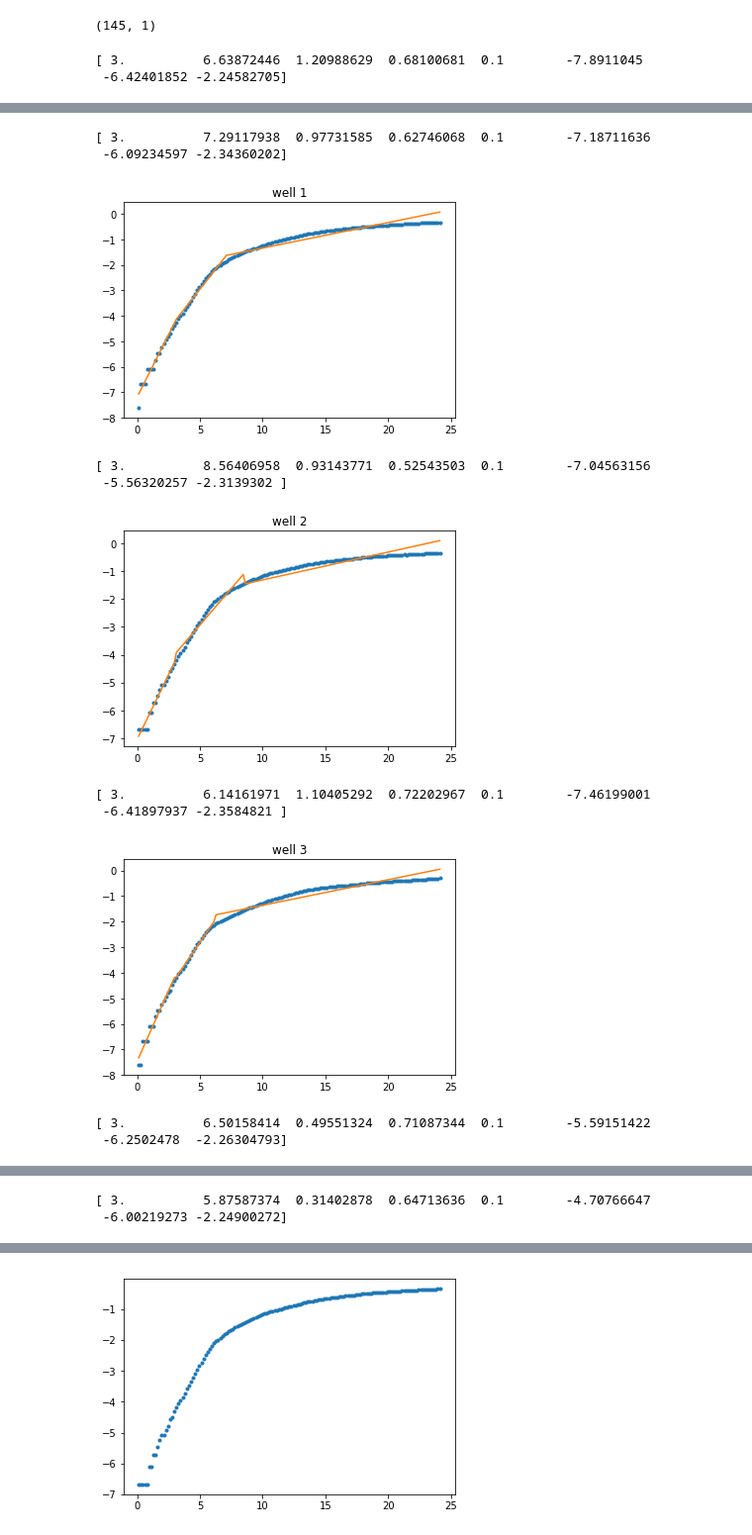
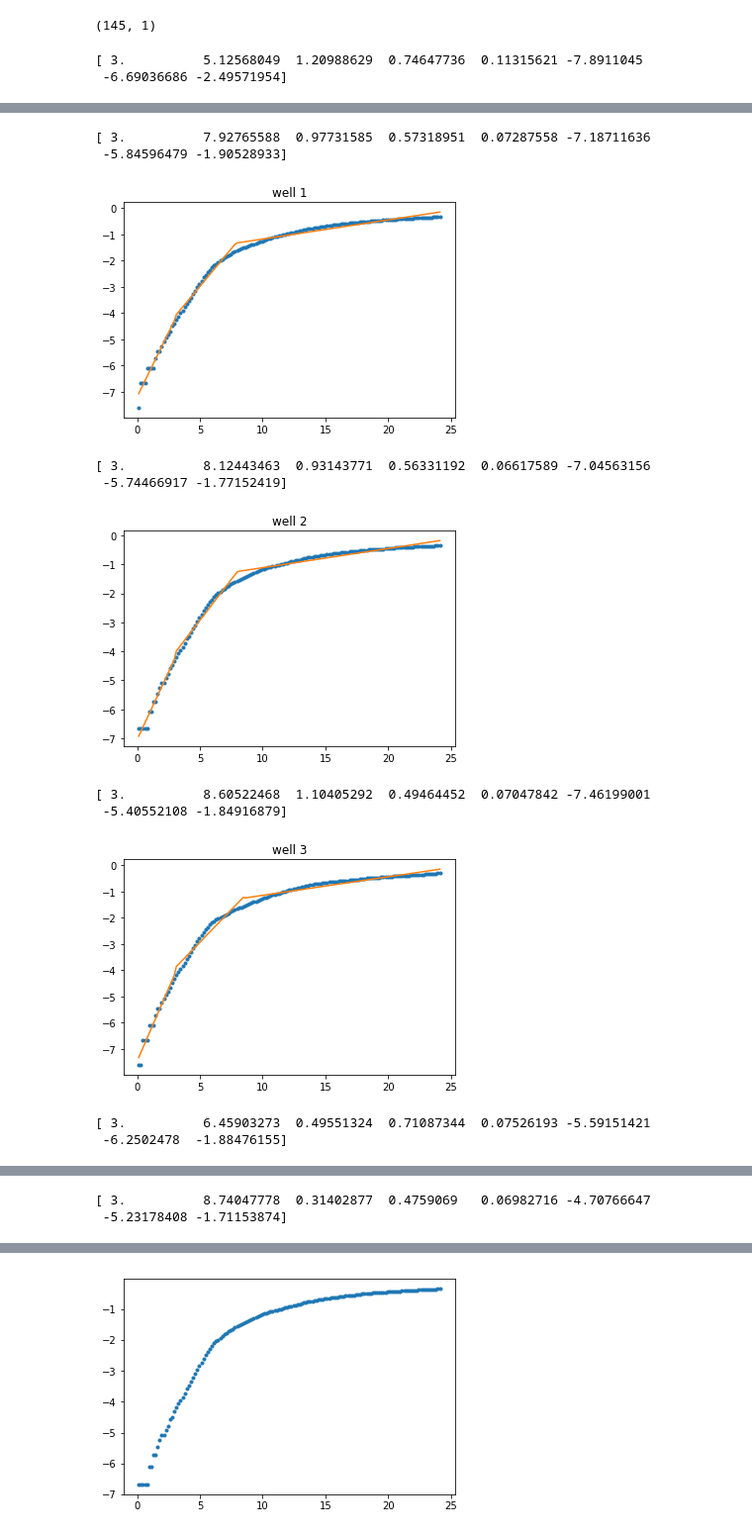
Before and after one commit to Prosimio/Plate_reader_analysis, a Jupyter notebook: Inverter_Analysis.ipynb, the cells around one changed output, grey strips where cells are left out. Shown at 99% size. Cells and saved outputs as stored; diff of their text form; code cells hidden in the pictures.

```diff
--- a/Inverter_Analysis.ipynb
+++ b/Inverter_Analysis.ipynb
@@ -1038,12 +1095,12 @@ log_od[:,3:4].shape
 #Perform the fitting
 for i in range(log_od.shape[1]):
     well_num= i
-    srp_lines=function_fit(srp['OD600']['time'],log_od[:,well_num:well_num+1], func = f_3_lines, param0 = p0, param_bounds = ([1,2,0.1,0.1,0.1,-100, -100, -100],[7,15,100,100,100,0, 0, 0]))
+    srp_lines=function_fit(srp['OD600']['time'],log_od[:,well_num:well_num+1], func = f_3_lines, param0 = p0, param_bounds = ([1,4,0.1,0.1,0,-100, -100, -100],[7,15,100,100,100,0, 0, 0]))
 
     plt.plot(srp['OD600']['time'], log_od[:,well_num:well_num+1],'.')
     plt.plot(srp['OD600']['time'],srp_lines['evalF'],'-')
     plt.title('well '+ str(i))
     plt.show()
 # %% [output]
-[ 3.          6.63872446  1.20988629  0.68100681  0.1        -7.8911045
- -6.42401852 -2.24582705]
+[ 3.          5.12568049  1.20988629  0.74647736  0.11315621 -7.8911045
+ -6.69036686 -2.49571954]
@@ -1051,11 +1108,11 @@ for i in range(log_od.shape[1]):
-[ 3.          7.29117938  0.97731585  0.62746068  0.1        -7.18711636
- -6.09234597 -2.34360202]
+[ 3.          7.92765588  0.97731585  0.57318951  0.07287558 -7.18711636
+ -5.84596479 -1.90528933]
-[figure, old version]
+[figure, new version]
-[ 3.          8.56406958  0.93143771  0.52543503  0.1        -7.04563156
- -5.56320257 -2.3139302 ]
+[ 3.          8.12443463  0.93143771  0.56331192  0.06617589 -7.04563156
+ -5.74466917 -1.77152419]
-[figure, old version]
+[figure, new version]
-[ 3.          6.14161971  1.10405292  0.72202967  0.1        -7.46199001
- -6.41897937 -2.3584821 ]
+[ 3.          8.60522468  1.10405292  0.49464452  0.07047842 -7.46199001
+ -5.40552108 -1.84916879]
-[figure, old version]
+[figure, new version]
-[ 3.          6.50158414  0.49551324  0.71087344  0.1        -5.59151422
- -6.2502478  -2.26304793]
+[ 3.          6.45903273  0.49551324  0.71087344  0.07526193 -5.59151421
+ -6.2502478  -1.88476155]
@@ -1063,2 +1120,2 @@ for i in range(log_od.shape[1]):
-[ 3.          5.87587374  0.31402878  0.64713636  0.1        -4.70766647
- -6.00219273 -2.24900272]
+[ 3.          8.74047778  0.31402877  0.4759069   0.06982716 -4.70766647
+ -5.23178408 -1.71153874]
```
Also changed, not shown: parts of 29 cells of this notebook.
